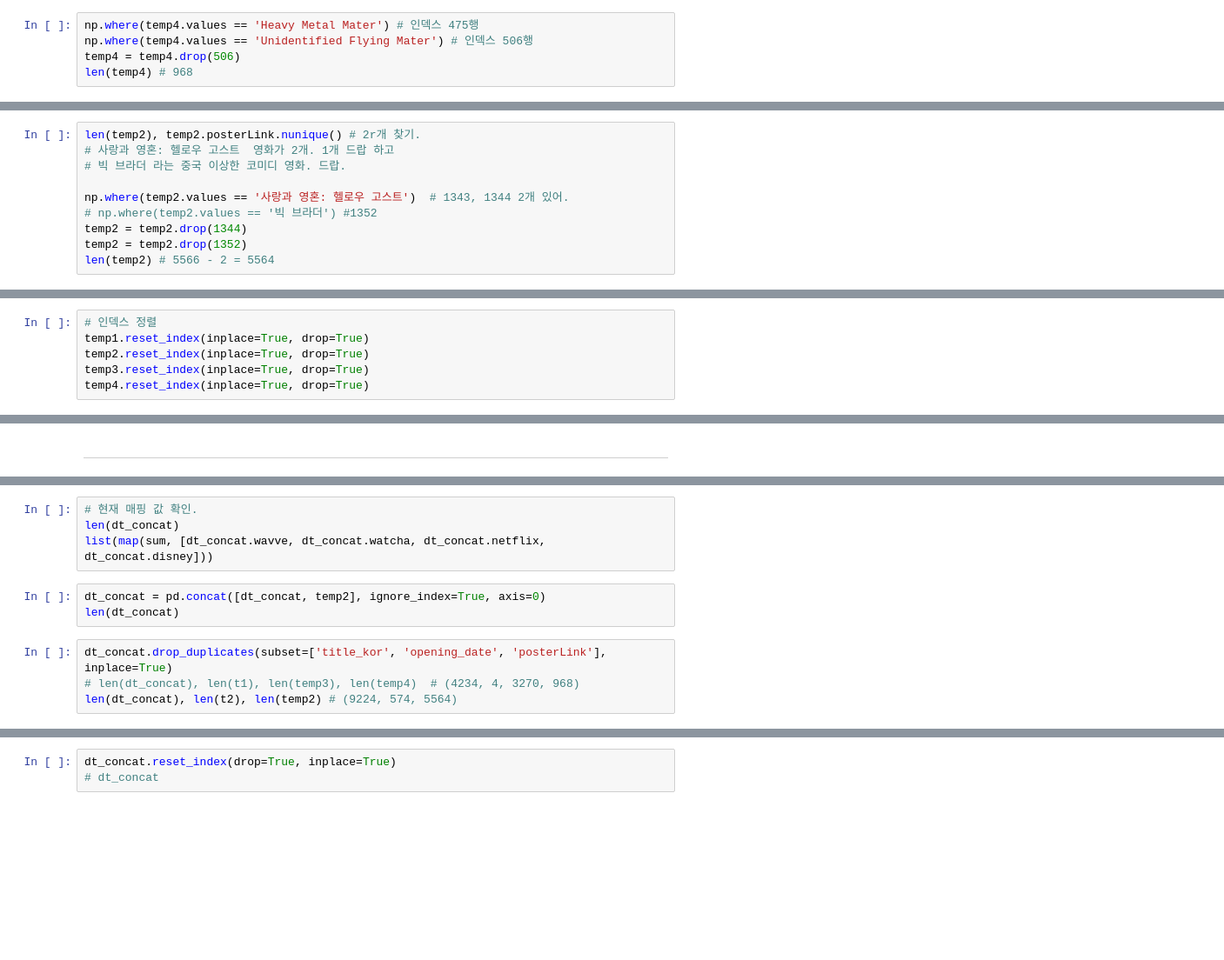
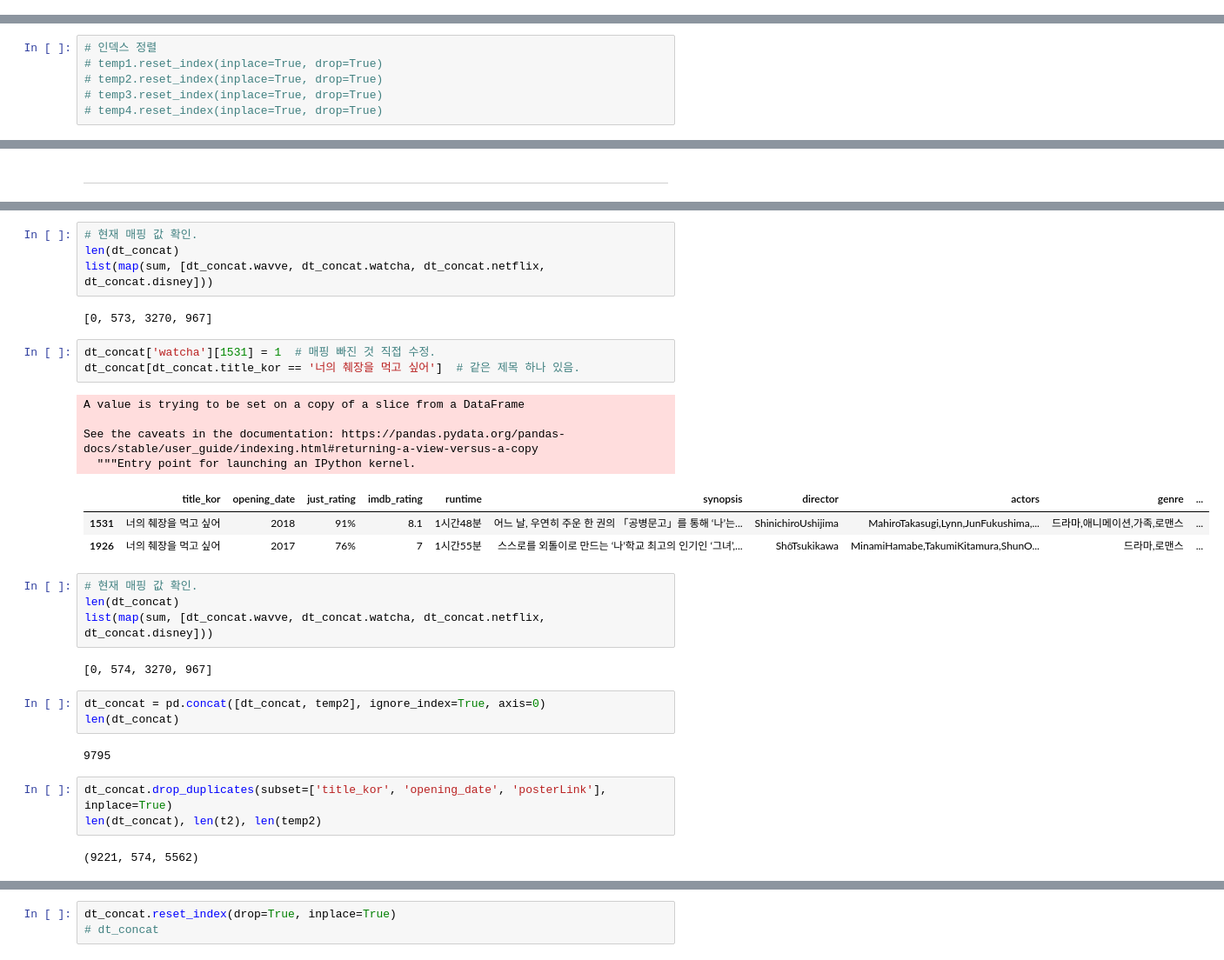
Before and after one commit to 0jipy/project_JI, a Jupyter notebook: 0.Model/데이터전처리0329 copy.ipynb, the cells around one changed output, grey strips where cells are left out. Shown at 87% size. Drawn from its saved outputs; the diff is of its cells as text; blank space fills up the shorter version.

```diff
--- a/0.Model/데이터전처리0329 copy.ipynb
+++ b/0.Model/데이터전처리0329 copy.ipynb
@@ -88,5 +91,0 @@ array([['판다를 안아줘!: 메이의 새빨간 비밀 비하인드', 2022, '
-# %%
-np.where(temp4.values == 'Heavy Metal Mater') # 인덱스 475행
-np.where(temp4.values == 'Unidentified Flying Mater') # 인덱스 506행
-temp4 = temp4.drop(506)
-len(temp4) # 968
@@ -118,10 +91,0 @@ np.where(temp1.values == '빅 브라더') # 없음.
-# %%
-len(temp2), temp2.posterLink.nunique() # 2r개 찾기.
-# 사랑과 영혼: 헬로우 고스트  영화가 2개. 1개 드랍 하고
-# 빅 브라더 라는 중국 이상한 코미디 영화. 드랍.
-
-np.where(temp2.values == '사랑과 영혼: 헬로우 고스트')  # 1343, 1344 2개 있어.
-# np.where(temp2.values == '빅 브라더') #1352
-temp2 = temp2.drop(1344)
-temp2 = temp2.drop(1352)
-len(temp2) # 5566 - 2 = 5564
@@ -135,6 +95,6 @@ len(temp2) # 5566 - 2 = 5564
 # %%
 # 인덱스 정렬
-temp1.reset_index(inplace=True, drop=True)
-temp2.reset_index(inplace=True, drop=True)
-temp3.reset_index(inplace=True, drop=True)
-temp4.reset_index(inplace=True, drop=True)
+# temp1.reset_index(inplace=True, drop=True)
+# temp2.reset_index(inplace=True, drop=True)
+# temp3.reset_index(inplace=True, drop=True)
+# temp4.reset_index(inplace=True, drop=True)
@@ -234,14 +281,36 @@ for t in title_list:
+# %%
+# 현재 매핑 값 확인.
+len(dt_concat)
+list(map(sum, [dt_concat.wavve, dt_concat.watcha, dt_concat.netflix, dt_concat.disney]))
+# %% [output]
+[0, 573, 3270, 967]
+# %%
+dt_concat['watcha'][1531] = 1  # 매핑 빠진 것 직접 수정.
+dt_concat[dt_concat.title_kor == '너의 췌장을 먹고 싶어']  # 같은 제목 하나 있음.
+# %% [output]
+A value is trying to be set on a copy of a slice from a DataFrame
+
+See the caveats in the documentation: https://pandas.pydata.org/pandas-docs/stable/user_guide/indexing.html#returning-a-view-versus-a-copy
+  """Entry point for launching an IPython kernel.
+|  | title_kor | opening_date | just_rating | imdb_rating | runtime | synopsis | director | actors | genre | ... |
+| 1531 | 너의 췌장을 먹고 싶어 | 2018 | 91% | 8.1 | 1시간48분 | 어느 날, 우연히 주운 한 권의 「공병문고」를 통해 ‘나’는... | ShinichiroUshijima | MahiroTakasugi,Lynn,JunFukushima,... | 드라마,애니메이션,가족,로맨스 | ... |
+| 1926 | 너의 췌장을 먹고 싶어 | 2017 | 76% | 7 | 1시간55분 | 스스로를 외톨이로 만드는 ‘나’학교 최고의 인기인 ‘그녀’,... | ShôTsukikawa | MinamiHamabe,TakumiKitamura,ShunO... | 드라마,로맨스 | ... |
 # %%
 # 현재 매핑 값 확인.
 len(dt_concat)
 list(map(sum, [dt_concat.wavve, dt_concat.watcha, dt_concat.netflix, dt_concat.disney]))
+# %% [output]
+[0, 574, 3270, 967]
 # %%
 dt_concat = pd.concat([dt_concat, temp2], ignore_index=True, axis=0)
 len(dt_concat)
+# %% [output]
+9795
 # %%
 dt_concat.drop_duplicates(subset=['title_kor', 'opening_date', 'posterLink'], inplace=True)
-# len(dt_concat), len(t1), len(temp3), len(temp4)  # (4234, 4, 3270, 968)
-len(dt_concat), len(t2), len(temp2) # (9224, 574, 5564)
+len(dt_concat), len(t2), len(temp2)
+# %% [output]
+(9221, 574, 5562)
 # %%
 temp2.nunique()
 len(temp2)
```
Also changed, not shown: parts of 75 cells of this notebook, 2 other files.
